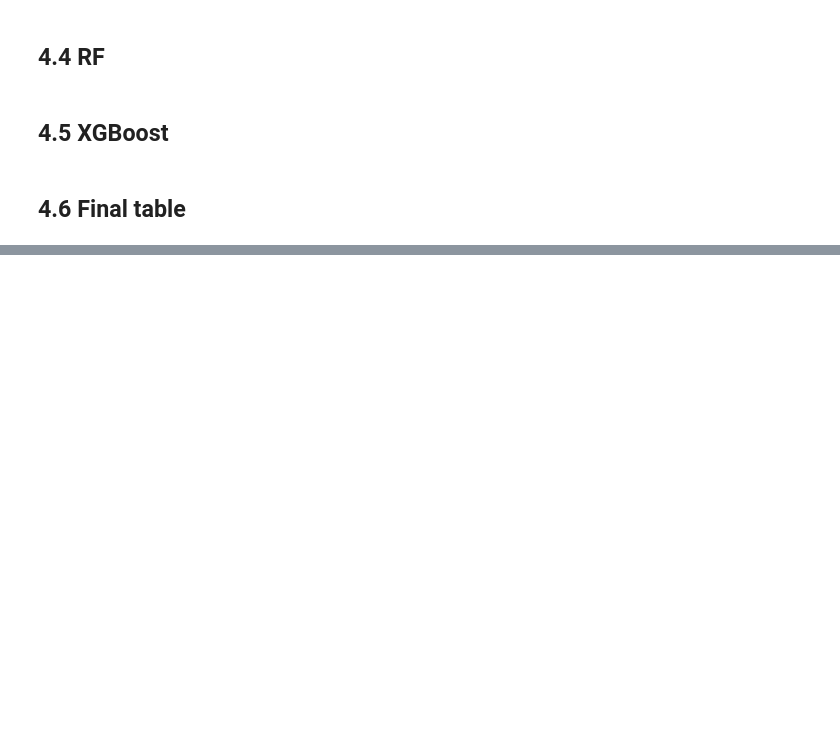
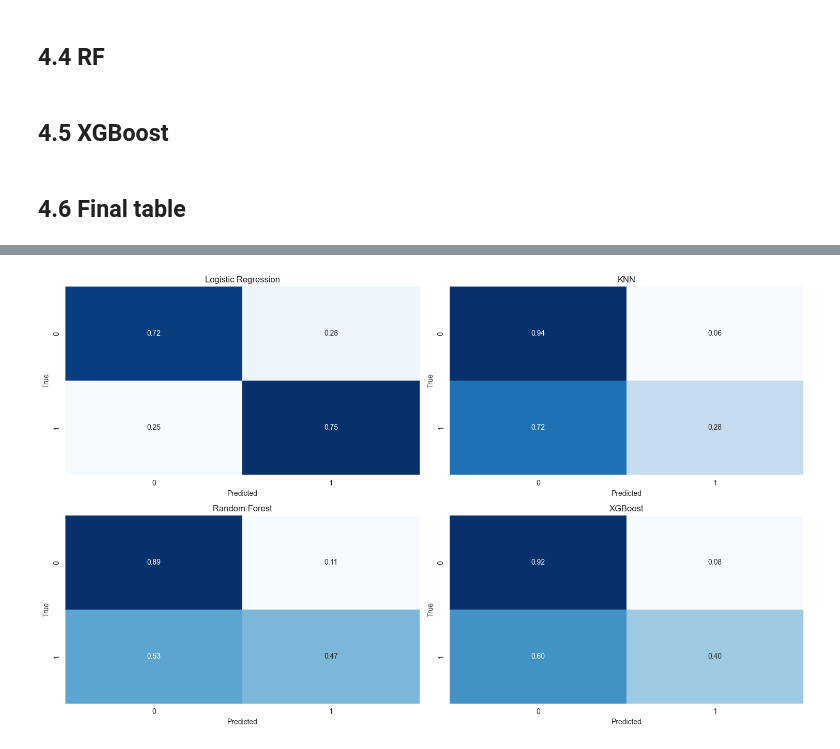
Before and after one commit to iconB6/DM-personal-assignment---Diabetes-Risk-Prediction-and-Health-Insights, a Jupyter notebook: notebooks/03_supervised_model_comparison.ipynb, the cells around one changed output, grey strips where cells are left out. Cells and saved outputs as stored; diff of their text form; code cells hidden in the pictures; blank space fills up the shorter version.

```diff
--- a/notebooks/03_supervised_model_comparison.ipynb
+++ b/notebooks/03_supervised_model_comparison.ipynb
@@ -295,0 +312,38 @@ best_models["Logistic Regression"]["model"].get_params()
+# %%
+from sklearn.metrics import confusion_matrix
+import seaborn as sns
+
+models_best = {
+    "Logistic Regression": lr_best,
+    "KNN": knn_best,
+    "Random Forest": rf_best,
+    "XGBoost": xgb_best
+}
+
+fig, axes = plt.subplots(2, 2, figsize=(15, 9))
+axes = axes.flatten()
+
+for ax, (name, model) in zip(axes, models_best.items()):
+    y_pred = model.predict(X_test)
+    cm = confusion_matrix(y_test, y_pred, normalize="true")
+
+    sns.heatmap(
+        cm,
+        annot=True,
+        fmt=".2f",
+        cmap="Blues",
+        cbar=False,
+        ax=ax
+    )
+    ax.set_title(name)
+    ax.set_xlabel("Predicted")
+    ax.set_ylabel("True")
+
+# 删除多余子图
+for i in range(len(models_best), len(axes)):
+    fig.delaxes(axes[i])
+
+plt.tight_layout()
+plt.show()
+# %% [output]
+[figure, added]
```
Also changed, not shown: parts of 6 cells of this notebook, 1 other file.
